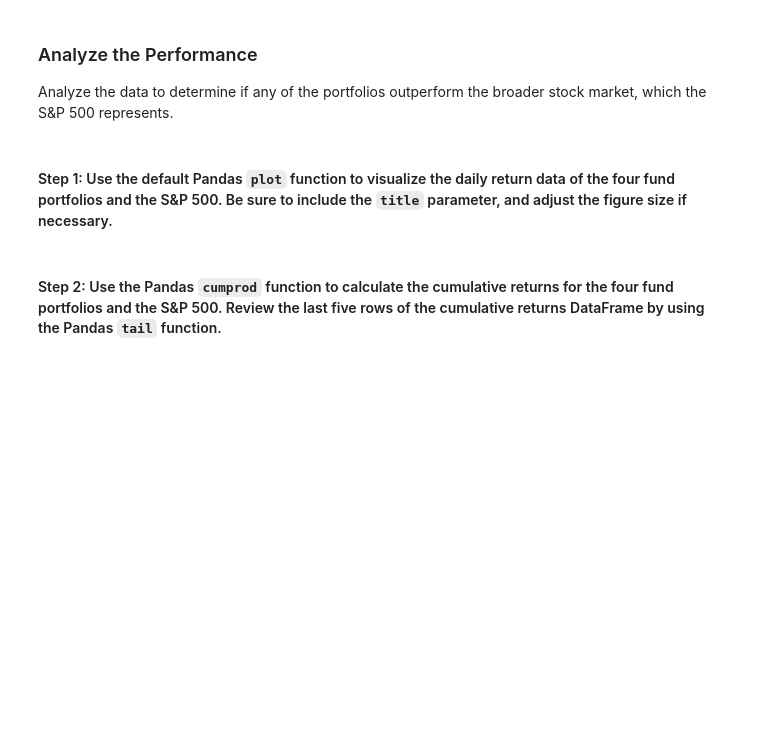
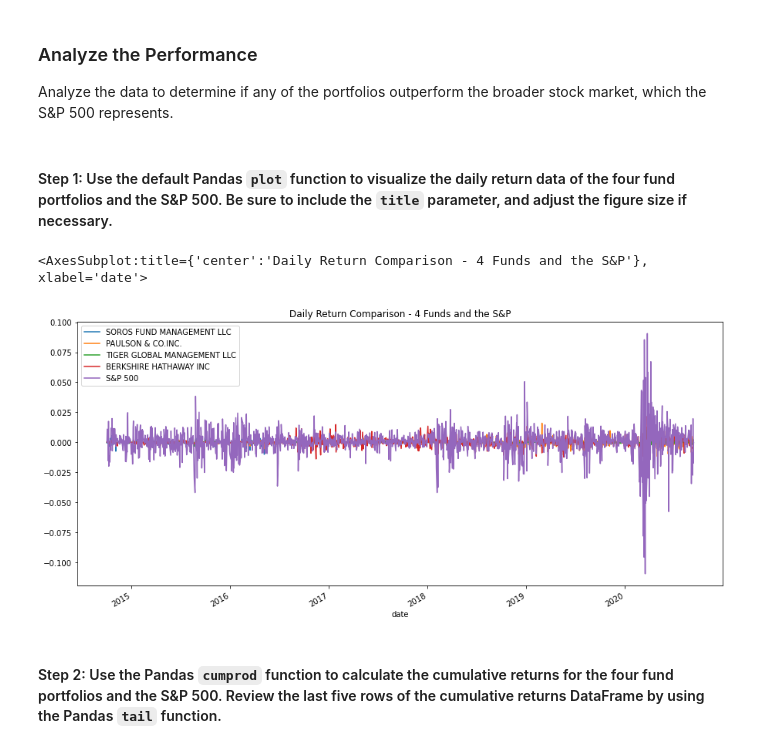
Before and after one commit to johngru/portfolio_risk_return_analysis, a Jupyter notebook: risk_return_analysis.ipynb, the cells around one changed output. Saved outputs shown, nothing was run; the diff lists cells and outputs as text; code cells hidden in the pictures; blank space fills up the shorter version.

Commit message:
Risk analysis performed on four funds against the S&P 500

```diff
--- a/risk_return_analysis.ipynb
+++ b/risk_return_analysis.ipynb
@@ -167,7 +167,19 @@ Analyze the data to determine if any of the portfolios outperform the broader st
 # %%
 # Plot the daily return data of the 4 funds and the S&P 500
 # Inclue a title parameter and adjust the figure size
-# YOUR CODE HERE
+daily_returns_df.plot(
+    kind='line',
+    title='Daily Return Comparison - 4 Funds and the S&P',
+    figsize=(15,7),
+    legend=['SOROS FUND MANAGEMENT LLC',
+            'PAULSON & CO.INC.',
+            'TIGER GLOBAL MANAGEMENT LLC',
+            'BERKSHIRE HATHAWAY INC',
+            'S&P 500']
+)
+# %% [output]
+<AxesSubplot:title={'center':'Daily Return Comparison - 4 Funds and the S&P'}, xlabel='date'>
+[figure, added]
 # %% [markdown]
 #### Step 2: Use the Pandas `cumprod` function to calculate the cumulative returns for the four fund portfolios and the S&P 500. Review the last five rows of the cumulative returns DataFrame by using the Pandas `tail` function.
 # %%
```
Also changed, not shown: parts of 15 cells of this notebook.
